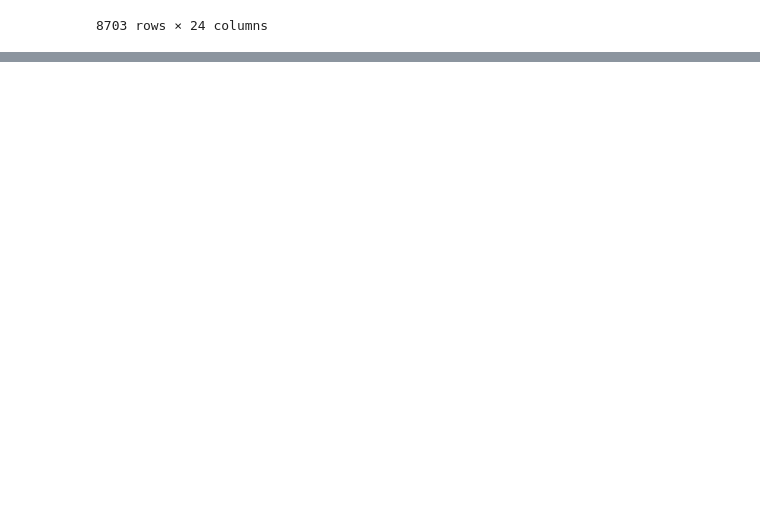
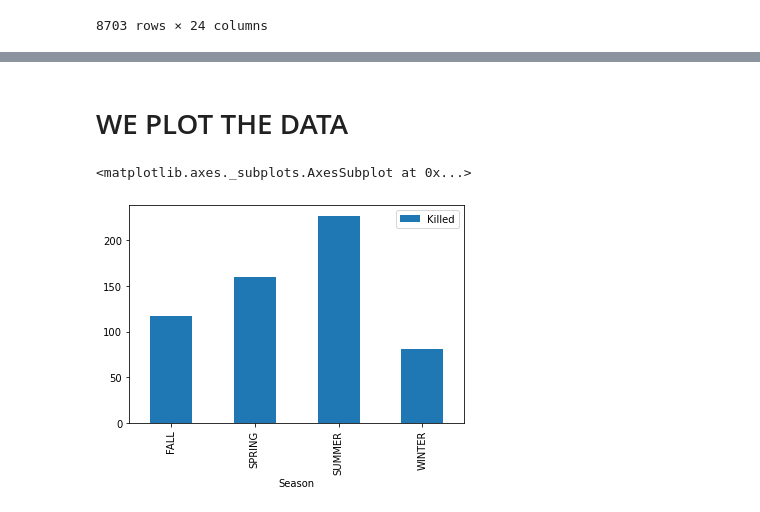
Before and after one commit to gthecrack/SHARK-TANK, a Jupyter notebook: SHARK TANK.ipynb, the cells around one changed output, grey strips where cells are left out. Drawn from its saved outputs; the diff is of its cells as text; code cells hidden in the pictures; blank space fills up the shorter version.

```diff
--- a/SHARK TANK.ipynb
+++ b/SHARK TANK.ipynb
@@ -221,0 +536,12 @@ for e in relevant_data['Year']:
+# %%
+relevant_data_v6['Fatal (Y/N)'] = relevant_data_v6['Fatal (Y/N)'].fillna("UNKNOWN")
+def getFatal(x):
+    if x['Fatal (Y/N)'] == 'Y' or x['Fatal (Y/N)'] == 'y':
+        return 'YES'
+    elif x['Fatal (Y/N)'] == 'N' or x['Fatal (Y/N)'] == 'n':
+        return 'NO'
+    else:
+        return 'UNKNOWN'
+
+relevant_data_v6['Fatal (Y/N)?'] = relevant_data_v6.apply(getFatal, axis = 1)
+relevant_data_v6['Fatal (Y/N)?'].value_counts()
@@ -221,0 +602,2 @@ for e in relevant_data['Year']:
+# %%
+relevant_data_v7 = relevant_data_v6[['Month','Year','Country','Fatal (Y/N)','Hemisphere','Season']]
@@ -221,0 +608,11 @@ for e in relevant_data['Year']:
+# %%
+def getKilled(x):
+    if x['Fatal (Y/N)'] == 'Y' or x['Fatal (Y/N)'] == 'y':
+        return int(1)
+    elif x['Fatal (Y/N)'] == 'N' or x['Fatal (Y/N)'] == 'n':
+        return ''
+    else:
+        return ''
+
+relevant_data_v7['Killed'] = relevant_data_v7.apply(getKilled, axis = 1)
+relevant_data_v7
@@ -221,0 +638,5 @@ for e in relevant_data['Year']:
+# %%
+for i in relevant_data_v7.columns:
+    relevant_data_v7[i][relevant_data_v7[i].apply(lambda i: True if re.search('^\s*$', str(i)) else False)]= np.NaN
+relevant_data_v7 = relevant_data_v7.dropna(subset=['Killed'])
+relevant_data_v7
@@ -221,0 +661,9 @@ for e in relevant_data['Year']:
+# %% [markdown]
+# WE PLOT THE DATA
+# %%
+%matplotlib inline
+graph = relevant_data_v7.groupby(['Season']).agg({"Killed":"count"}).plot.bar()
+display(graph)
+# %% [output]
+<matplotlib.axes._subplots.AxesSubplot at 0x...>
+[figure, added]
```
Also changed, not shown: parts of 65 cells of this notebook, 2 other files.
